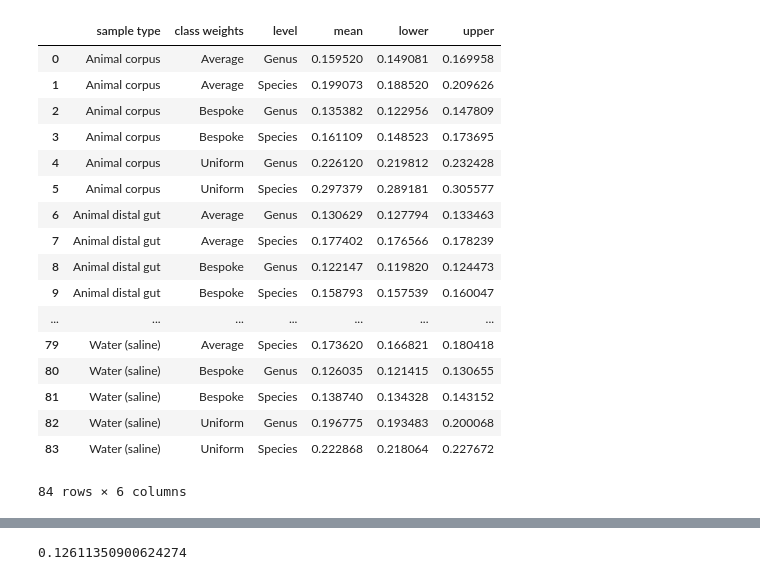
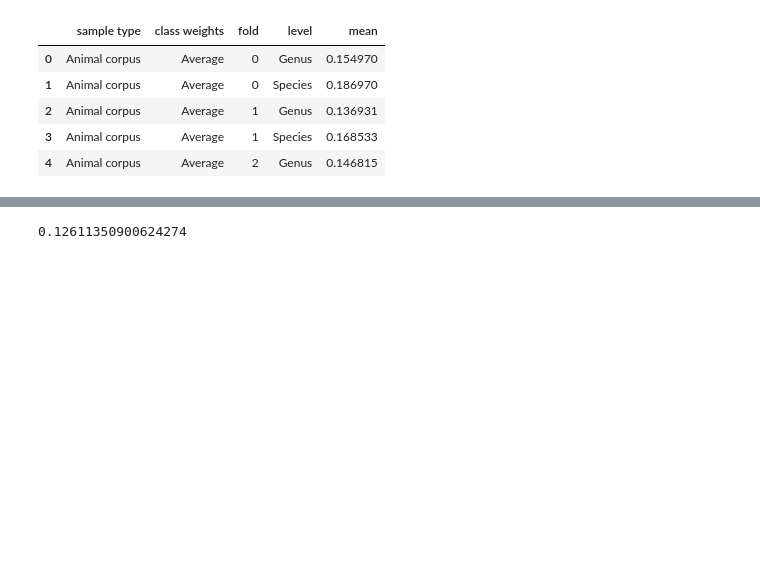
Before and after one commit to BenKaehler/paycheck, a Jupyter notebook: figures-and-tables/bray-curtis-vs-habitat.ipynb, the cells around one changed output, grey strips where cells are left out. Saved outputs shown, nothing was run; the diff lists cells and outputs as text; code cells hidden in the pictures; blank space fills up the shorter version.

Commit message:
updated many plots included by-habitat tdr and tar and species abundance vs error rates

```diff
--- a/figures-and-tables/bray-curtis-vs-habitat.ipynb
+++ b/figures-and-tables/bray-curtis-vs-habitat.ipynb
@@ -19,5 +25,5 @@ library(grid)
 # %%
-empo3_dir = '/Users/benkaehler/Data/empo_3/'
+empo3_dir = '/home/ben/Data/empo_3/'
 # %%
 columns = ['sample type', 'sample', 'fold']
 data = {c:[] for c in columns}
@@ -60,16 +66,6 @@ def weighted_stats(x):
     return Series([d1], index=['mean'])
 figure2 = grouped.apply(weighted_stats)
 figure2.reset_index(inplace=True)
-# %%
-grouped = figure2.groupby(['sample type', 'class weights', 'level'])
-def weighted_stats(x):
-    mu = x['mean'].mean()
-    se = sem(x['mean'])
-    #lower, upper = t.interval(0.95, 5, mu, se)
-    lower, upper = mu-se, mu+se
-    return Series([mu, lower, upper], index=['mean', 'lower', 'upper'])
-figure2 = grouped.apply(weighted_stats)
-figure2.reset_index(inplace=True)
 # %%
 old_labels = [
     'animal-corpus',
@@ -128,26 +124,14 @@ for old, new in zip(old_labels, new_labels):
 for old, new in zip((6, 7), ('Genus', 'Species')):
     figure2.loc[figure2['level'] == old, 'level'] = new
 # %%
-figure2
+figure2.head()
 # %% [output]
-|  | sample type | class weights | level | mean | lower | upper |
-| 0 | Animal corpus | Average | Genus | 0.159520 | 0.149081 | 0.169958 |
-| 1 | Animal corpus | Average | Species | 0.199073 | 0.188520 | 0.209626 |
-| 2 | Animal corpus | Bespoke | Genus | 0.135382 | 0.122956 | 0.147809 |
-| 3 | Animal corpus | Bespoke | Species | 0.161109 | 0.148523 | 0.173695 |
-| 4 | Animal corpus | Uniform | Genus | 0.226120 | 0.219812 | 0.232428 |
-| 5 | Animal corpus | Uniform | Species | 0.297379 | 0.289181 | 0.305577 |
-| 6 | Animal distal gut | Average | Genus | 0.130629 | 0.127794 | 0.133463 |
-| 7 | Animal distal gut | Average | Species | 0.177402 | 0.176566 | 0.178239 |
-| 8 | Animal distal gut | Bespoke | Genus | 0.122147 | 0.119820 | 0.124473 |
-| 9 | Animal distal gut | Bespoke | Species | 0.158793 | 0.157539 | 0.160047 |
-| ... | ... | ... | ... | ... | ... | ... |
-| 79 | Water (saline) | Average | Species | 0.173620 | 0.166821 | 0.180418 |
-| 80 | Water (saline) | Bespoke | Genus | 0.126035 | 0.121415 | 0.130655 |
-| 81 | Water (saline) | Bespoke | Species | 0.138740 | 0.134328 | 0.143152 |
-| 82 | Water (saline) | Uniform | Genus | 0.196775 | 0.193483 | 0.200068 |
-| 83 | Water (saline) | Uniform | Species | 0.222868 | 0.218064 | 0.227672 |
+|  | sample type | class weights | fold | level | mean |
+| 0 | Animal corpus | Average | 0 | Genus | 0.154970 |
+| 1 | Animal corpus | Average | 0 | Species | 0.186970 |
+| 2 | Animal corpus | Average | 1 | Genus | 0.136931 |
+| 3 | Animal corpus | Average | 1 | Species | 0.168533 |
+| 4 | Animal corpus | Average | 2 | Genus | 0.146815 |
-84 rows × 6 columns
 # %%
 %%R -i figure2
 figure2$sample.type <- factor(figure2$sample.type, levels=c(
```
Also changed, not shown: parts of 3 cells of this notebook, 9 other files.
